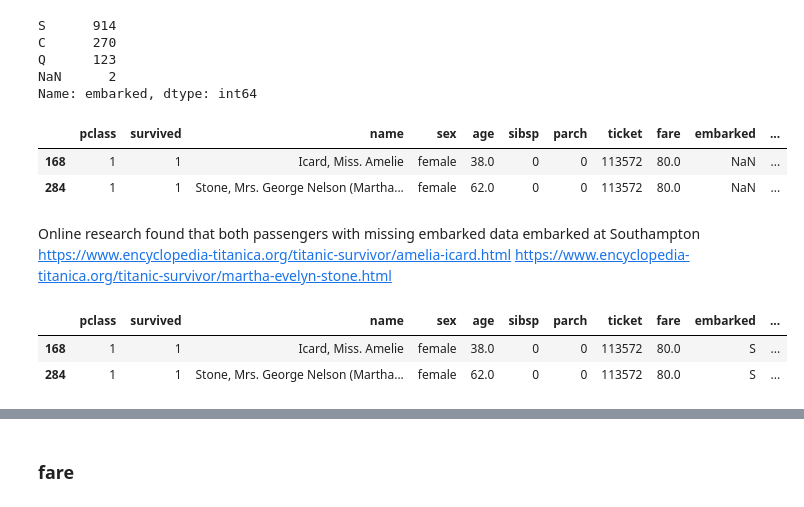
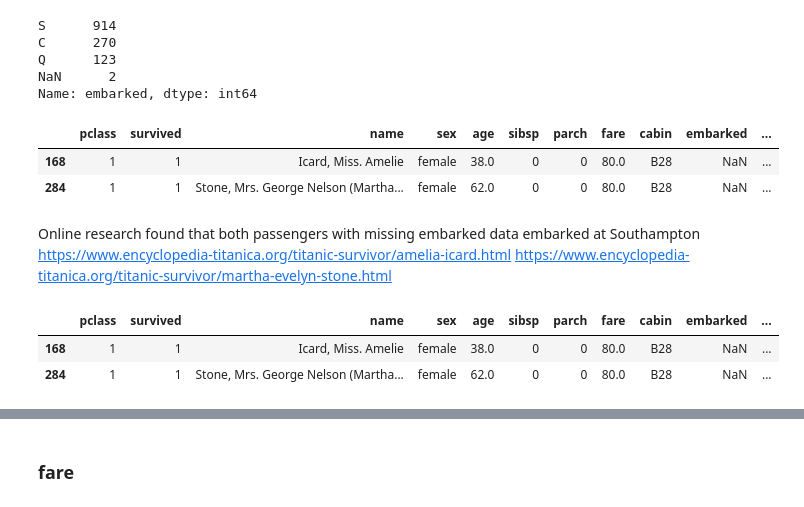
Before and after one commit to kimco2/Titanic_survival_predictions, a Jupyter notebook: titanic_setup.ipynb, the cells around one changed output, grey strips where cells are left out. Cells and saved outputs as stored; diff of their text form; code cells hidden in the pictures.

```diff
--- a/titanic_data_setup.ipynb
+++ b/titanic_setup.ipynb
@@ -95,0 +85,6 @@ titanic_df.head()
+# %%
+# Removing boat and body as this I'm using 'survived' as the classification being predicted
+# Also removing home destination as its not required
+# And removing 'ticket' as the ticket number isn't required
+titanic_df = titanic.drop(['boat', 'body', 'ticket', 'home.dest'], axis=1)
+titanic_df.head()
@@ -205,24 +192,29 @@ Name: embarked, dtype: int64
 # identifying the two rows with missing values
 titanic_df[titanic_df.embarked.isnull()]
 # %% [output]
-|  | pclass | survived | name | sex | age | sibsp | parch | ticket | fare | embarked | ... |
-| 168 | 1 | 1 | Icard, Miss. Amelie | female | 38.0 | 0 | 0 | 113572 | 80.0 | NaN | ... |
-| 284 | 1 | 1 | Stone, Mrs. George Nelson (Martha... | female | 62.0 | 0 | 0 | 113572 | 80.0 | NaN | ... |
+|  | pclass | survived | name | sex | age | sibsp | parch | fare | cabin | embarked | ... |
+| 168 | 1 | 1 | Icard, Miss. Amelie | female | 38.0 | 0 | 0 | 80.0 | B28 | NaN | ... |
+| 284 | 1 | 1 | Stone, Mrs. George Nelson (Martha... | female | 62.0 | 0 | 0 | 80.0 | B28 | NaN | ... |
 # %% [markdown]
 Online research found that both passengers with missing embarked data embarked at Southampton
 https://www.encyclopedia-titanica.org/titanic-survivor/amelia-icard.html
 https://www.encyclopedia-titanica.org/titanic-survivor/martha-evelyn-stone.html
 # %%
+# Updating the two missing values
+
+# creating a copy of the embarked column to append new data to
+titanic_df['embarked_updated'] = titanic_df['embarked'].copy()
+
 # updating missing values for embarked based off the above research
-titanic_df.at[168, 'embarked'] = 'S'
-titanic_df.at[284, 'embarked'] = 'S'
+titanic_df.at[168, 'embarked_updated'] = 'S'
+titanic_df.at[284, 'embarked_updated'] = 'S'
 
 # checking change occured
 titanic_df.loc[(titanic_df['name'] == 'Icard, Miss. Amelie' ) |
                (titanic_df['name'] == 'Stone, Mrs. George Nelson (Martha Evelyn)'), :]
 # %% [output]
-|  | pclass | survived | name | sex | age | sibsp | parch | ticket | fare | embarked | ... |
-| 168 | 1 | 1 | Icard, Miss. Amelie | female | 38.0 | 0 | 0 | 113572 | 80.0 | S | ... |
-| 284 | 1 | 1 | Stone, Mrs. George Nelson (Martha... | female | 62.0 | 0 | 0 | 113572 | 80.0 | S | ... |
+|  | pclass | survived | name | sex | age | sibsp | parch | fare | cabin | embarked | ... |
+| 168 | 1 | 1 | Icard, Miss. Amelie | female | 38.0 | 0 | 0 | 80.0 | B28 | NaN | ... |
+| 284 | 1 | 1 | Stone, Mrs. George Nelson (Martha... | female | 62.0 | 0 | 0 | 80.0 | B28 | NaN | ... |
 # %%
 # Creating a function to recode embarkment points with full names
```
Also changed, not shown: parts of 24 cells of this notebook, 10 other files.
